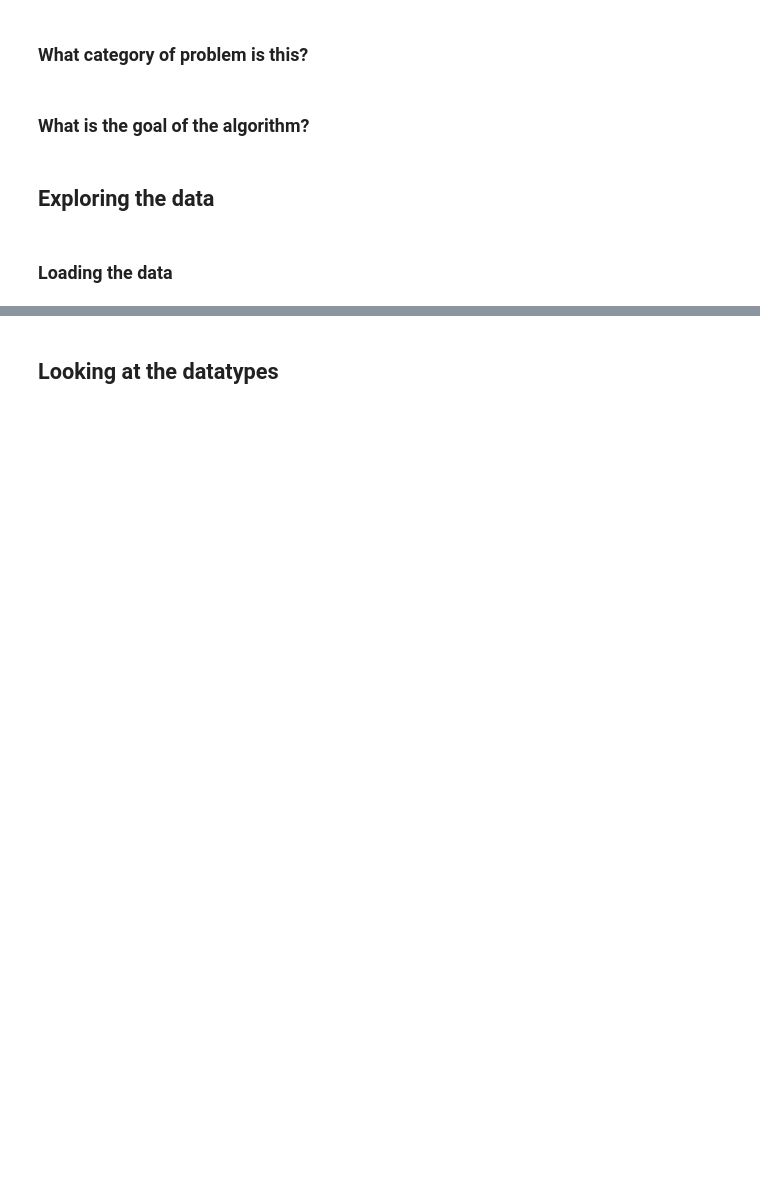
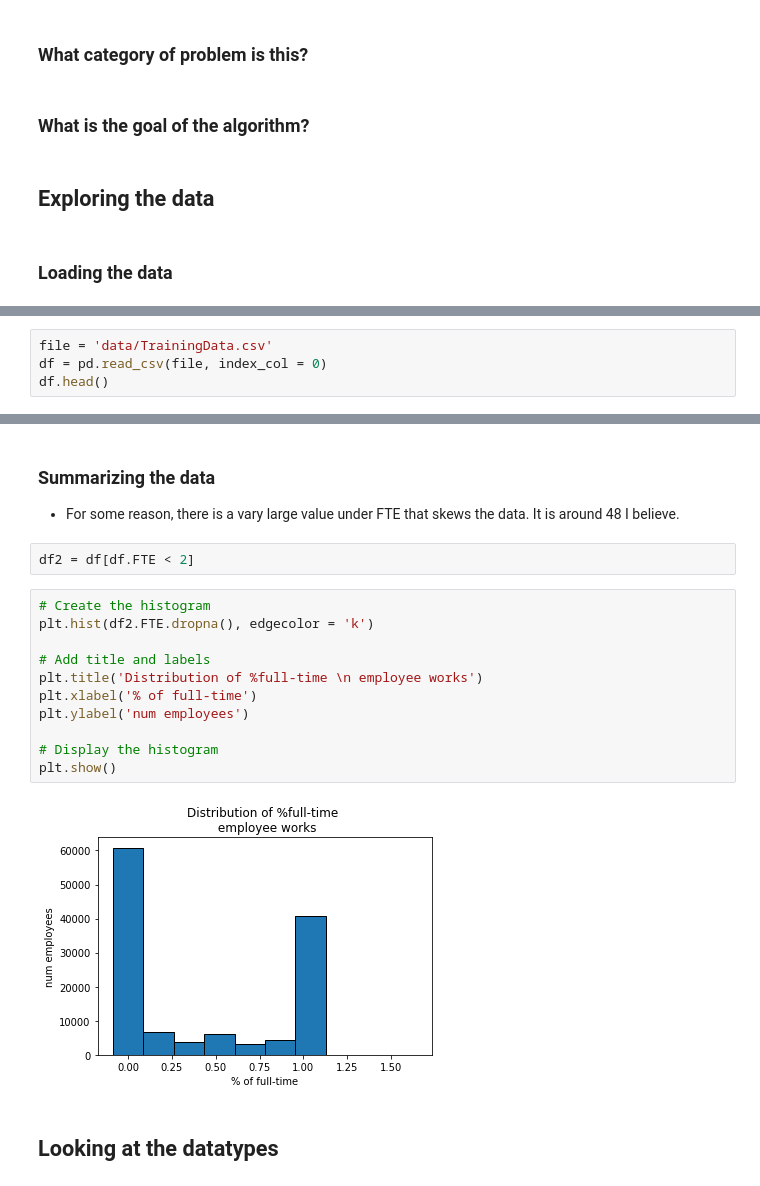
Before and after one commit to wsurles/datacamp_courses, a Jupyter notebook: python_courses/machine_learning_with_the_experts_school_budgets/machine_learning_with_the_experts_school_budgets.ipynb, the cells around one changed output, grey strips where cells are left out. Drawn from its saved outputs; the diff is of its cells as text; blank space fills up the shorter version.

```diff
--- a/python_courses/machine_learning_with_the_experts_school_budgets/machine_learning_with_the_experts_school_budgets.ipynb
+++ b/python_courses/machine_learning_with_the_experts_school_budgets/machine_learning_with_the_experts_school_budgets.ipynb
@@ -48,0 +74,4 @@
+# %%
+file = 'data/TrainingData.csv'
+df = pd.read_csv(file, index_col = 0)
+df.head()
@@ -49,2 +118,20 @@
+# %% [markdown]
+### Summarizing the data
+- For some reason, there is a vary large value under FTE that skews the data. It is around 48 I believe.
+# %%
+df2 = df[df.FTE < 2]
+# %%
+# Create the histogram
+plt.hist(df2.FTE.dropna(), edgecolor = 'k')
+
+# Add title and labels
+plt.title('Distribution of %full-time \n employee works')
+plt.xlabel('% of full-time')
+plt.ylabel('num employees')
+
+# Display the histogram
+plt.show()
+# %% [output]
+[figure, added]
 # %% [markdown]
 ## Looking at the datatypes
```
Also changed, not shown: parts of 148 cells of this notebook, 45 other files.
